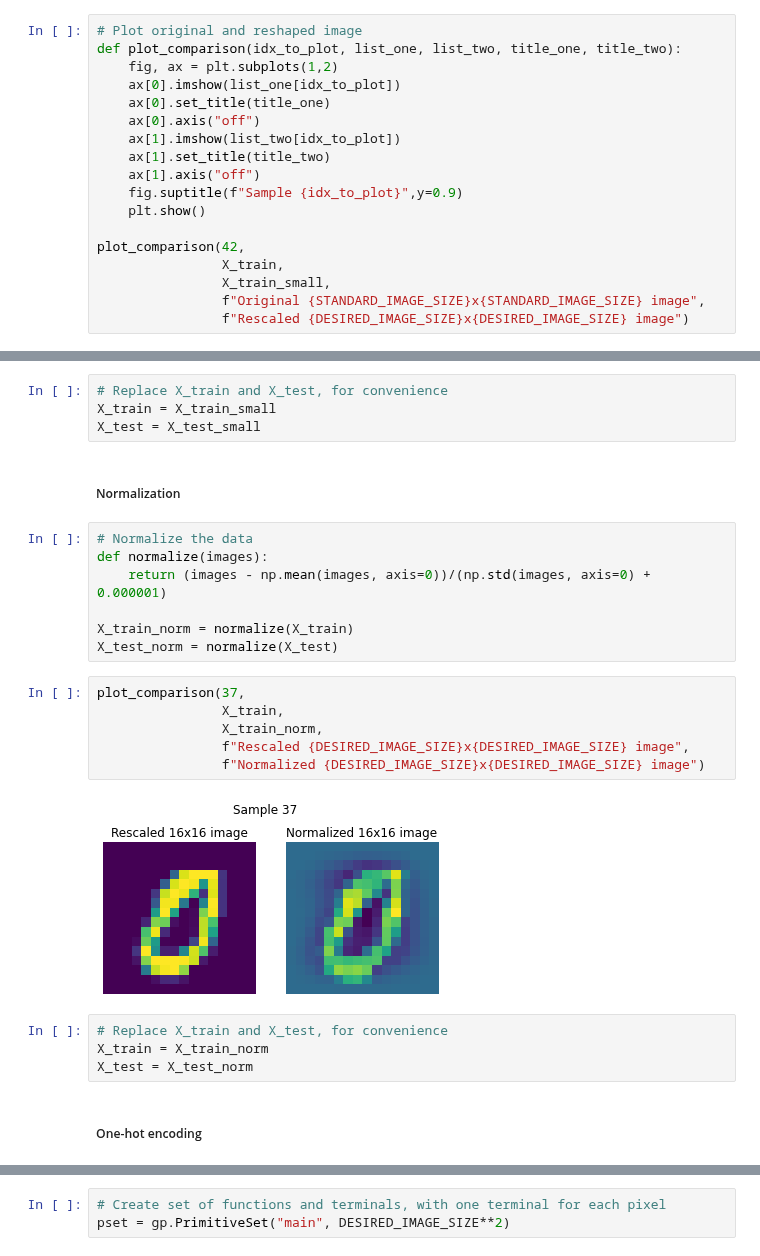
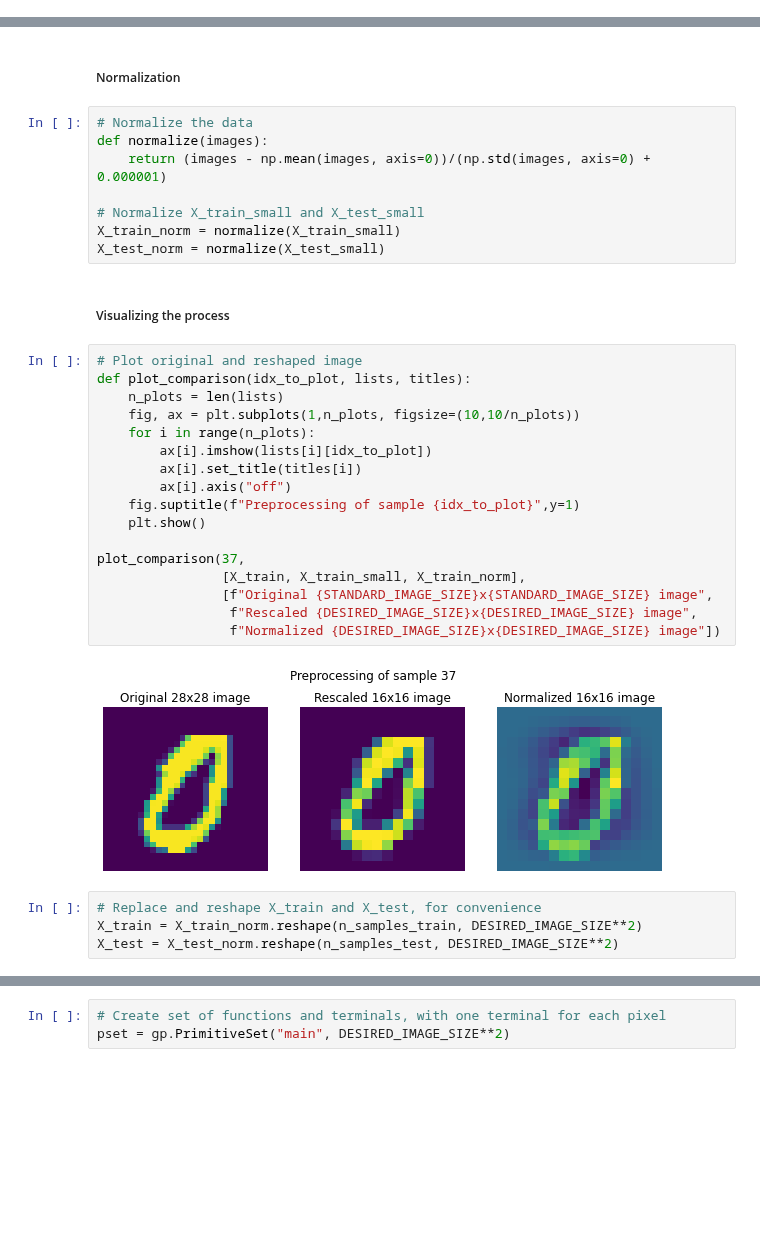
Before and after one commit to Avuerro/NaturalComputing, a Jupyter notebook: Project/Project-MNIST.ipynb, the cells around one changed output, grey strips where cells are left out. Cells and saved outputs as stored; diff of their text form; blank space fills up the shorter version.

```diff
--- a/Project/Project-MNIST.ipynb
+++ b/Project/Project-MNIST.ipynb
@@ -71,20 +86,2 @@ def rescale_images(images, do_anti_aliasing=False):
 X_train_small = rescale_images(X_train)
 X_test_small = rescale_images(X_test)
-# %%
-# Plot original and reshaped image
-def plot_comparison(idx_to_plot, list_one, list_two, title_one, title_two):
-    fig, ax = plt.subplots(1,2)
-    ax[0].imshow(list_one[idx_to_plot])
-    ax[0].set_title(title_one)
-    ax[0].axis("off")
-    ax[1].imshow(list_two[idx_to_plot])
-    ax[1].set_title(title_two)
-    ax[1].axis("off")
-    fig.suptitle(f"Sample {idx_to_plot}",y=0.9)
-    plt.show()
-
-plot_comparison(42,
-                X_train,
-                X_train_small,
-                f"Original {STANDARD_IMAGE_SIZE}x{STANDARD_IMAGE_SIZE} image",
-                f"Rescaled {DESIRED_IMAGE_SIZE}x{DESIRED_IMAGE_SIZE} image")
@@ -93,7 +88,3 @@ plot_comparison(42,
-# %%
-# Replace X_train and X_test, for convenience
-X_train = X_train_small
-X_test = X_test_small
 # %% [markdown]
 ##### Normalization
 # %%
@@ -101,19 +92,31 @@ X_test = X_test_small
 def normalize(images):
     return (images - np.mean(images, axis=0))/(np.std(images, axis=0) + 0.000001)
 
-X_train_norm = normalize(X_train)
-X_test_norm = normalize(X_test)
+# Normalize X_train_small and X_test_small
+X_train_norm = normalize(X_train_small)
+X_test_norm = normalize(X_test_small)
-# %%
-plot_comparison(37,
-                X_train,
-                X_train_norm,
-                f"Rescaled {DESIRED_IMAGE_SIZE}x{DESIRED_IMAGE_SIZE} image",
-                f"Normalized {DESIRED_IMAGE_SIZE}x{DESIRED_IMAGE_SIZE} image")
-# %% [output]
-[figure, removed]
+# %% [markdown]
+##### Visualizing the process
+# %%
+# Plot original and reshaped image
+def plot_comparison(idx_to_plot, lists, titles):
+    n_plots = len(lists)
+    fig, ax = plt.subplots(1,n_plots, figsize=(10,10/n_plots))
+    for i in range(n_plots):
+        ax[i].imshow(lists[i][idx_to_plot])
+        ax[i].set_title(titles[i])
+        ax[i].axis("off")
+    fig.suptitle(f"Preprocessing of sample {idx_to_plot}",y=1)
+    plt.show()
+
+plot_comparison(37,
+                [X_train, X_train_small, X_train_norm],
+                [f"Original {STANDARD_IMAGE_SIZE}x{STANDARD_IMAGE_SIZE} image",
+                 f"Rescaled {DESIRED_IMAGE_SIZE}x{DESIRED_IMAGE_SIZE} image",
+                 f"Normalized {DESIRED_IMAGE_SIZE}x{DESIRED_IMAGE_SIZE} image"])
+# %% [output]
+[figure, added]
 # %%
-# Replace X_train and X_test, for convenience
-X_train = X_train_norm
-X_test = X_test_norm
+# Replace and reshape X_train and X_test, for convenience
+X_train = X_train_norm.reshape(n_samples_train, DESIRED_IMAGE_SIZE**2)
+X_test = X_test_norm.reshape(n_samples_test, DESIRED_IMAGE_SIZE**2)
-# %% [markdown]
-##### One-hot encoding
```
Also changed, not shown: parts of 39 cells of this notebook.
